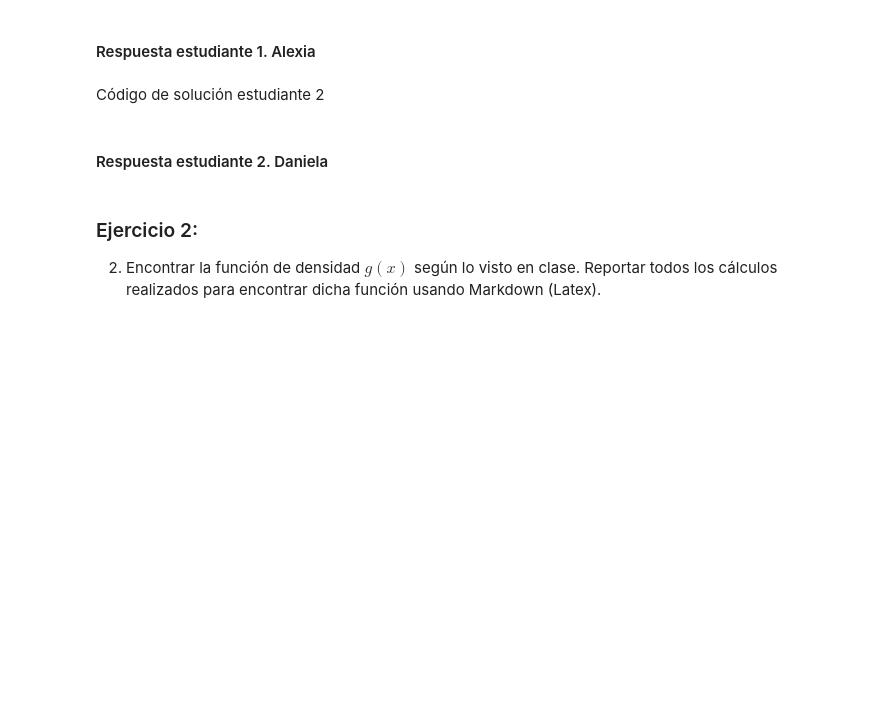
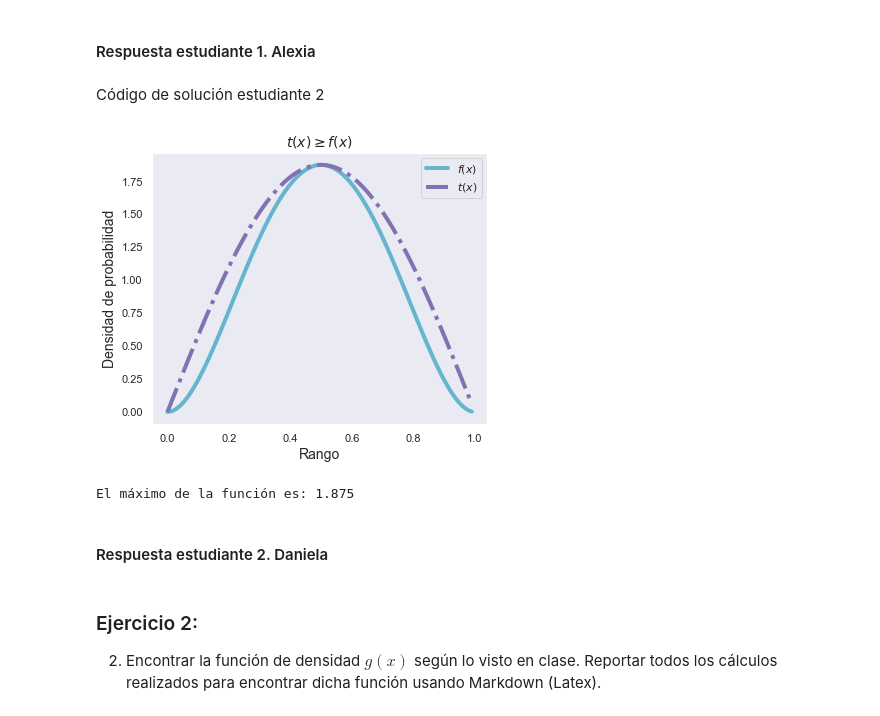
Before and after one commit to danielamichel/Tarea6.AMDiaz_DMichel, a Jupyter notebook: Tarea6.AMDiaz_DMichel.ipynb, the cells around one changed output. Saved outputs shown, nothing was run; the diff lists cells and outputs as text; code cells hidden in the pictures; blank space fills up the shorter version.

```diff
--- a/Tarea6.AMDiaz_DMichel.ipynb
+++ b/Tarea6.AMDiaz_DMichel.ipynb
@@ -37,3 +45,25 @@ Código de solución estudiante 2
+# %%
+# Código de solución estudiante 2
+# Código de solución
+x =np.arange(0,1,0.01)
+#función objetivo:
+funcion = lambda x: 30*((x**2)-(2*x**3)+(x**4))
+#encuentra el máximo de la función:
+c = float(funcion(optimize.fmin(lambda x:-funcion(x), 0, disp=False))) #clase 10
+t = lambda x: c * np.sin((np.pi)*x)
+plt.figure(figsize=[6,5])
+plt.title('$t(x)\geq f(x)$',fontsize=14)
+plt.xlabel('Rango',fontsize=14)
+plt.ylabel('Densidad de probabilidad',fontsize=14)
+plt.plot(x,funcion(x), label='$f(x)$',color="c",lw=4)
+plt.plot(x,t(x),label='$t(x)$',color="m",lw=4,ls="-.")
+plt.grid()
+plt.legend();
+plt.show()
+print('El máximo de la función es:',c)
+# %% [output]
+[figure, added]
+El máximo de la función es: 1.875
 # %% [markdown]
 #### Respuesta estudiante 2. Daniela
 # %% [markdown]
```
Also changed, not shown: parts of 19 cells of this notebook.
